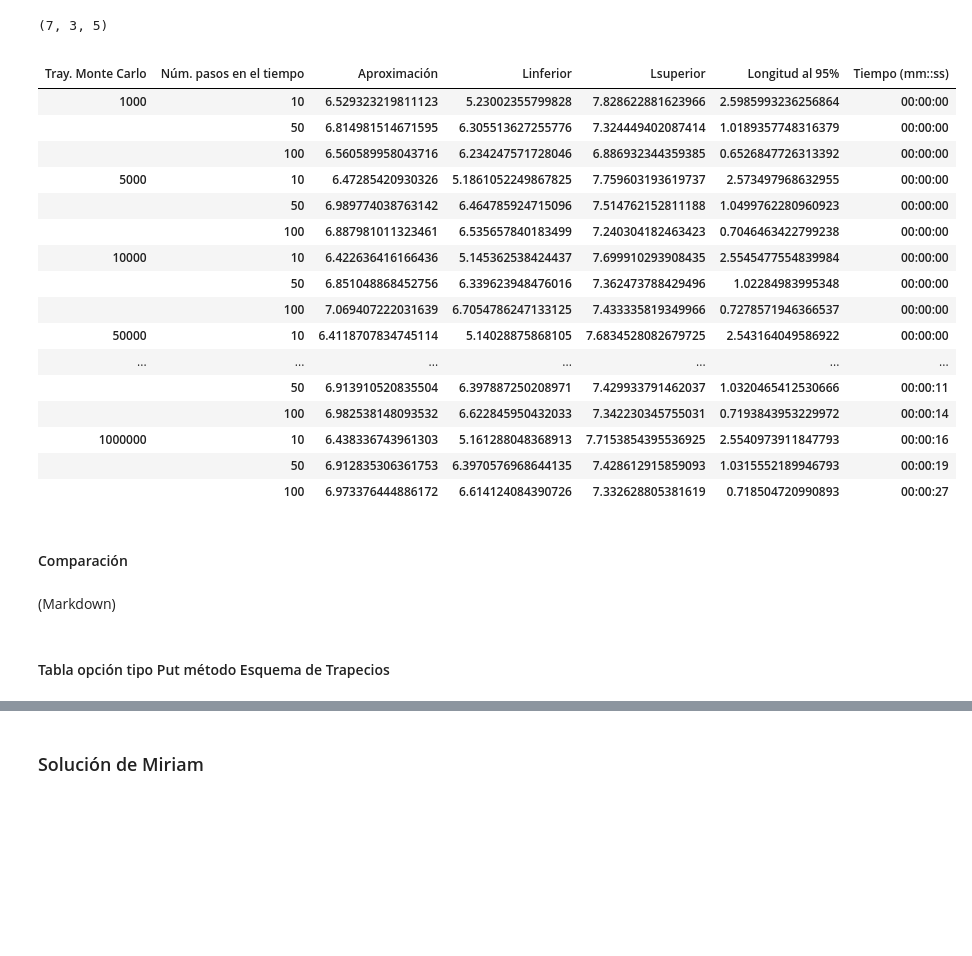
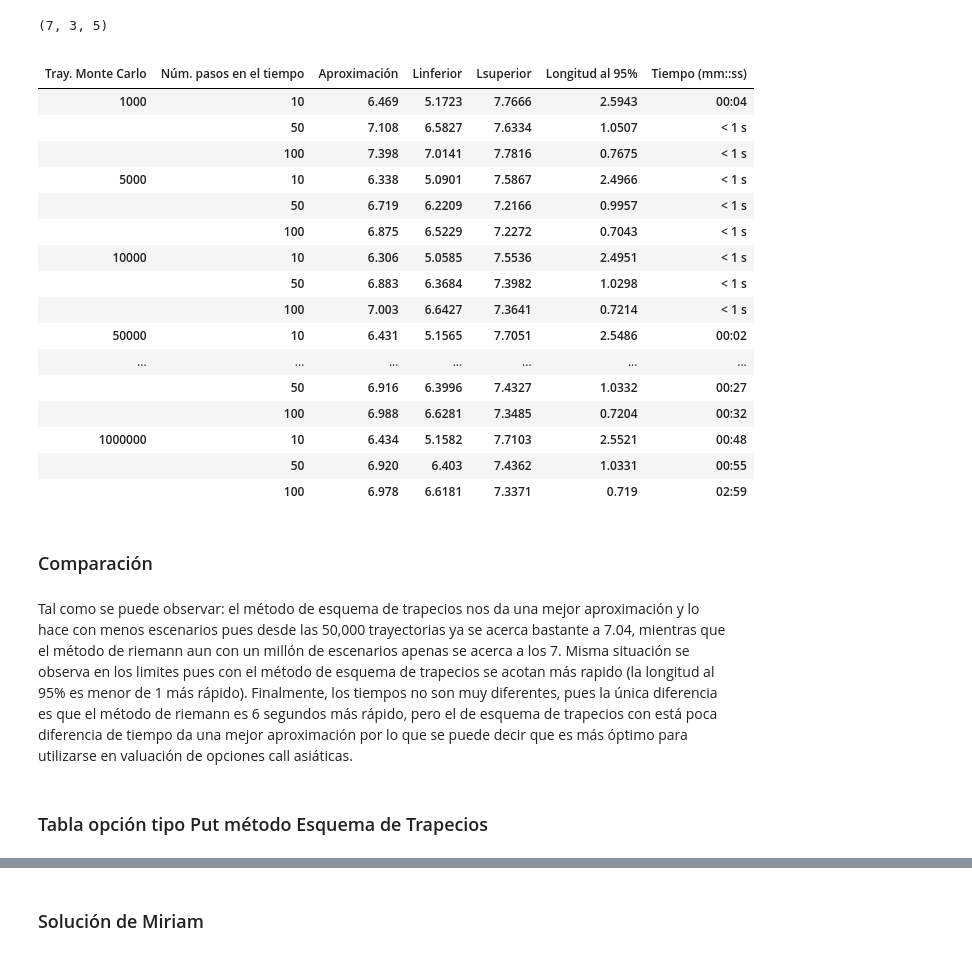
Before and after one commit to Miriam1999/Tarea10_MFlores_MERosas, a Jupyter notebook: Tarea10_MFlores_MERosas.ipynb, the cells around one changed output, grey strips where cells are left out. Saved outputs shown, nothing was run; the diff lists cells and outputs as text; code cells hidden in the pictures; blank space fills up the shorter version.

```diff
--- a/Tarea10_MFlores_MERosas.ipynb
+++ b/Tarea10_MFlores_MERosas.ipynb
@@ -159,8 +165,10 @@ def Riemann_approach(K:'Strike price',r:'Tasa libre de riesgo',S0:'Precio inicia
     sigma_est = val_opt.sem().Prima
     mean_est = val_opt.iloc[-1].Prima
     i1 = st.norm.interval(confianza, loc=mean_est, scale=sigma_est)
-    dif95 = i1[1] - i1[0]
+    dif95 = np.round(i1[1] - i1[0],4)
     end = time.time()
     e = int(end - start)
-    return np.array([val_opt.iloc[-1].Prima,i1[0],i1[1],dif95,
-                     '{:02d}:{:02d}'.format((e % 3600 // 60), e % 60)])
+    time_format = '{:02d}:{:02d}'.format((e % 3600 // 60), e % 60)
+    invested_time = lambda x: '< 1 s' if x == '00:00' else x
+    return np.array([np.round(val_opt.iloc[-1].Prima,4),np.round(i1[0],4),np.round(i1[1],4),dif95,
+                     invested_time(time_format)])
@@ -222,37 +235,38 @@ call.shape
 # %%
 ###Se genera la tabla de simulaciones para el tipo call
 pd.set_option("display.max_rows", None, "display.max_columns", None)###Permite que se visualice toda la tabla en el jupyter
 NbTrajidx =[i for i in NbTraj for _ in (0, 1, 2)]###Se genera un indice para las trayectorias
 results = np.array(list(map(lambda i: call[:,:,i].flatten(),range(5))))### Se separan los resultados
-arrays = [NbTrajidx,NbStep*7,results[0],results[1],results[2],results[3],results[4]]###Se agregan los resultados a los indices
+arrays = [NbTrajidx,NbStep*7,np.round(results[0].astype('float'),4),results[1],results[2],results[3],results[4]]###Se agregan los resultados a los indices
 index = pd.MultiIndex.from_arrays(arrays, names=('Tray. Monte Carlo', 'Núm. pasos en el tiempo','Aproximación','Linferior'
                                                 ,'Lsuperior','Longitud al 95%','Tiempo (mm::ss)'))###Se genera el multiIndex
-pd.DataFrame(index=index)###Se convierte a DataFrame el MultiIndex
+report = pd.DataFrame(index=index)###Se convierte a DataFrame el MultiIndex
+report
 # %% [output]
 |  |  |  |  |  |  |  |
 | Tray. Monte Carlo | Núm. pasos en el tiempo | Aproximación | Linferior | Lsuperior | Longitud al 95% | Tiempo (mm::ss) |
-| 1000 | 10 | 6.529323219811123 | 5.23002355799828 | 7.828622881623966 | 2.5985993236256864 | 00:00:00 |
-|  | 50 | 6.814981514671595 | 6.305513627255776 | 7.324449402087414 | 1.0189357748316379 | 00:00:00 |
-|  | 100 | 6.560589958043716 | 6.234247571728046 | 6.886932344359385 | 0.6526847726313392 | 00:00:00 |
-| 5000 | 10 | 6.47285420930326 | 5.1861052249867825 | 7.759603193619737 | 2.573497968632955 | 00:00:00 |
-|  | 50 | 6.989774038763142 | 6.464785924715096 | 7.514762152811188 | 1.0499762280960923 | 00:00:00 |
-|  | 100 | 6.887981011323461 | 6.535657840183499 | 7.240304182463423 | 0.7046463422799238 | 00:00:00 |
-| 10000 | 10 | 6.422636416166436 | 5.145362538424437 | 7.699910293908435 | 2.5545477554839984 | 00:00:00 |
-|  | 50 | 6.851048868452756 | 6.339623948476016 | 7.362473788429496 | 1.02284983995348 | 00:00:00 |
-|  | 100 | 7.069407222031639 | 6.7054786247133125 | 7.433335819349966 | 0.7278571946366537 | 00:00:00 |
-| 50000 | 10 | 6.4118707834745114 | 5.14028875868105 | 7.6834528082679725 | 2.543164049586922 | 00:00:00 |
+| 1000 | 10 | 6.469 | 5.1723 | 7.7666 | 2.5943 | 00:04 |
+|  | 50 | 7.108 | 6.5827 | 7.6334 | 1.0507 | < 1 s |
+|  | 100 | 7.398 | 7.0141 | 7.7816 | 0.7675 | < 1 s |
+| 5000 | 10 | 6.338 | 5.0901 | 7.5867 | 2.4966 | < 1 s |
+|  | 50 | 6.719 | 6.2209 | 7.2166 | 0.9957 | < 1 s |
+|  | 100 | 6.875 | 6.5229 | 7.2272 | 0.7043 | < 1 s |
+| 10000 | 10 | 6.306 | 5.0585 | 7.5536 | 2.4951 | < 1 s |
+|  | 50 | 6.883 | 6.3684 | 7.3982 | 1.0298 | < 1 s |
+|  | 100 | 7.003 | 6.6427 | 7.3641 | 0.7214 | < 1 s |
+| 50000 | 10 | 6.431 | 5.1565 | 7.7051 | 2.5486 | 00:02 |
 | ... | ... | ... | ... | ... | ... | ... |
-|  | 50 | 6.913910520835504 | 6.397887250208971 | 7.429933791462037 | 1.0320465412530666 | 00:00:11 |
-|  | 100 | 6.982538148093532 | 6.622845950432033 | 7.342230345755031 | 0.7193843953229972 | 00:00:14 |
-| 1000000 | 10 | 6.438336743961303 | 5.161288048368913 | 7.7153854395536925 | 2.5540973911847793 | 00:00:16 |
-|  | 50 | 6.912835306361753 | 6.3970576968644135 | 7.428612915859093 | 1.0315552189946793 | 00:00:19 |
-|  | 100 | 6.973376444886172 | 6.614124084390726 | 7.332628805381619 | 0.718504720990893 | 00:00:27 |
+|  | 50 | 6.916 | 6.3996 | 7.4327 | 1.0332 | 00:27 |
+|  | 100 | 6.988 | 6.6281 | 7.3485 | 0.7204 | 00:32 |
+| 1000000 | 10 | 6.434 | 5.1582 | 7.7103 | 2.5521 | 00:48 |
+|  | 50 | 6.920 | 6.403 | 7.4362 | 1.0331 | 00:55 |
+|  | 100 | 6.978 | 6.6181 | 7.3371 | 0.719 | 02:59 |
 # %% [markdown]
-#### Comparación
+### Comparación
-# %% [markdown]
-(Markdown)
+# %% [markdown]
+Tal como se puede observar: el método de esquema de trapecios nos da una mejor aproximación y lo hace con menos escenarios pues desde las 50,000 trayectorias ya se acerca bastante a 7.04, mientras que el método de riemann aun con un millón de escenarios apenas se acerca a los 7. Misma situación se observa en los limites pues con el método de esquema de trapecios se acotan más rapido (la longitud al 95% es menor de 1 más rápido). Finalmente, los tiempos no son muy diferentes, pues la única diferencia es que el método de riemann es 6 segundos más rápido, pero el de esquema de trapecios con está poca diferencia de tiempo da una mejor aproximación por lo que se puede decir que es más óptimo para utilizarse en valuación de opciones call asiáticas.
 # %% [markdown]
-#### Tabla opción tipo Put método Esquema de Trapecios
+### Tabla opción tipo Put método Esquema de Trapecios
 # %%
 ###Se genera la simulación para el tipo put
 put =  np.array(list(map(lambda N_traj:list(map(lambda N_step:
```
Also changed, not shown: parts of 17 cells of this notebook.
